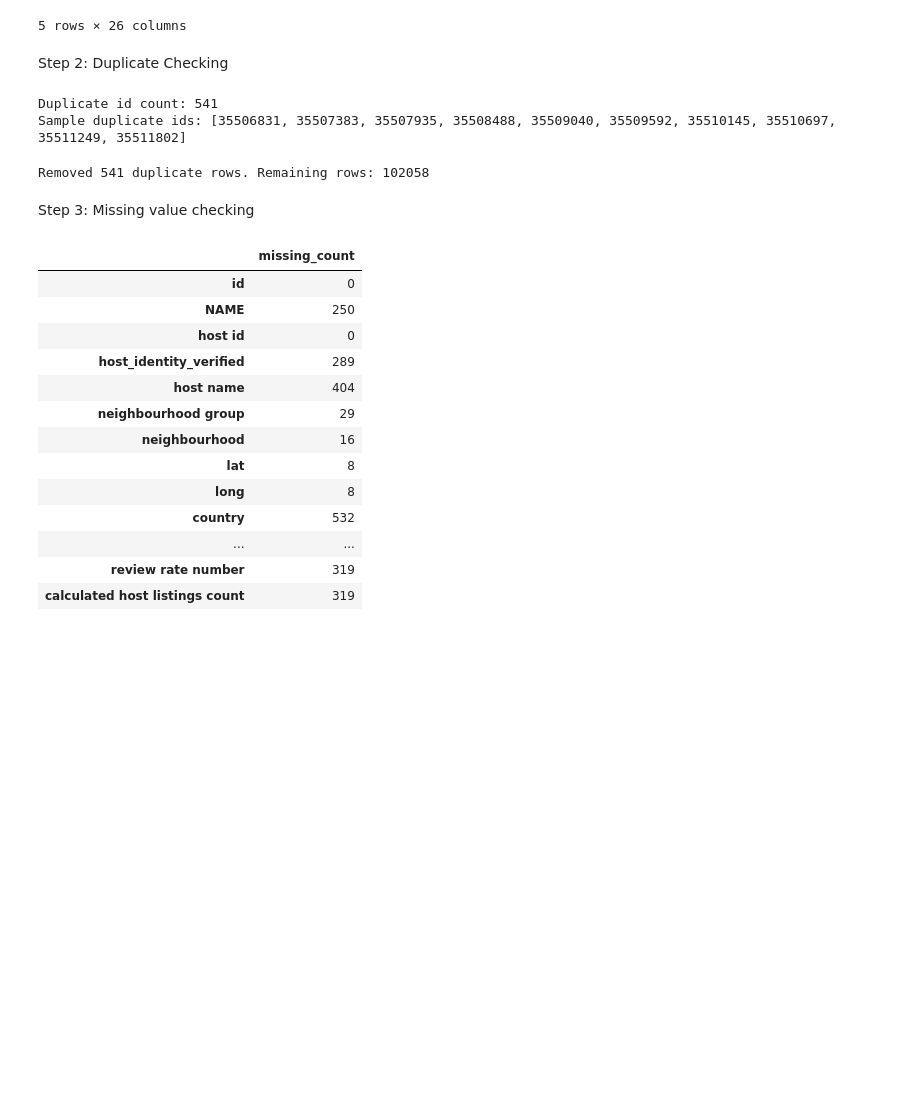
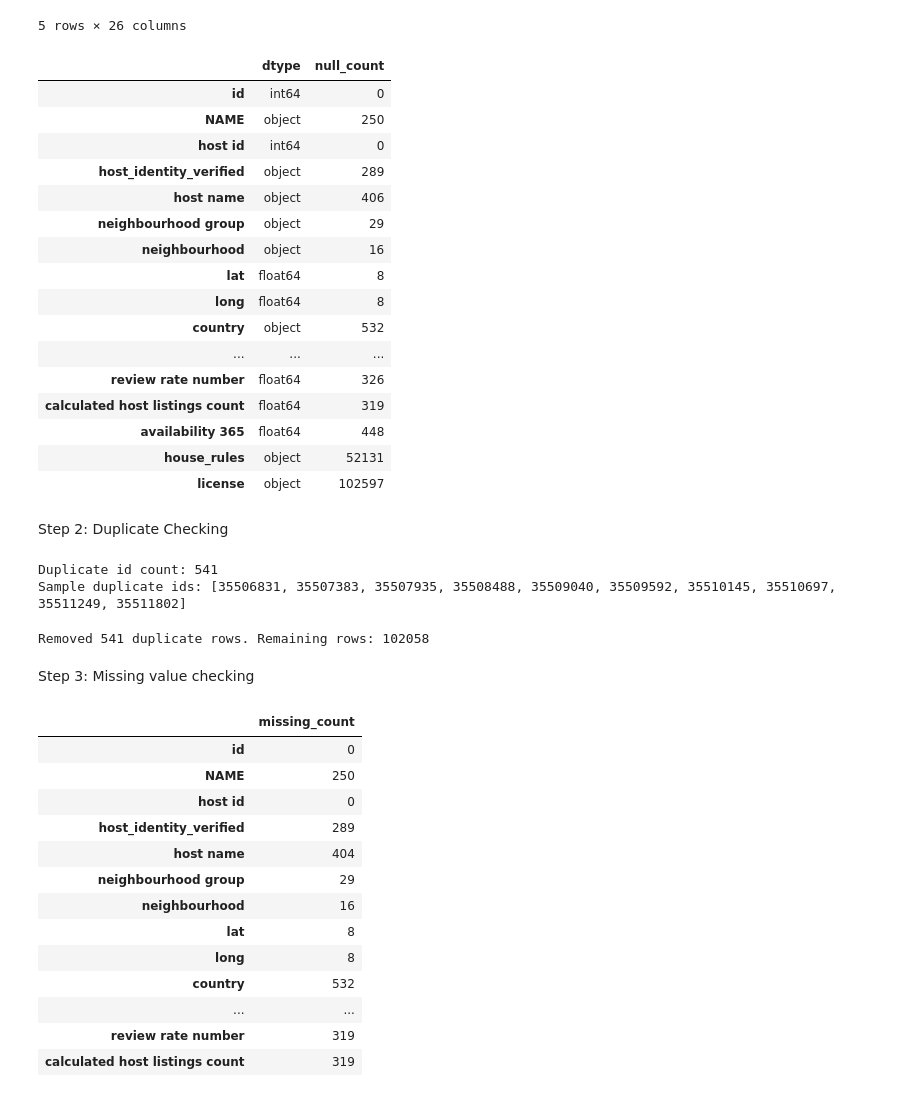
Before and after one commit to x-uaaan/T2530-Airbnb-Open-Data, a Jupyter notebook: data cleaning.ipynb, the cells around one changed output. Cells and saved outputs as stored; diff of their text form; code cells hidden in the pictures; blank space fills up the shorter version.

Commit message:
Update Airbnb dataset and enhance data cleaning notebook. Removed 947 rows from the dataset and added new code cells for data type analysis and handling mixed types in the cleaning process.

```diff
--- a/data cleaning.ipynb
+++ b/data cleaning.ipynb
@@ -18,6 +18,31 @@ df.head()
 | 3 | 1002755 | NaN | 85098326012 | unconfirmed | Garry | Brooklyn | Clinton Hill | ... |
 | 4 | 1003689 | Entire Apt: Spacious Studio/Loft ... | 92037596077 | verified | Lyndon | Manhattan | East Harlem | ... |
 5 rows × 26 columns
+# %%
+attr_summary_step1 = pd.DataFrame({
+    "dtype": df.dtypes.astype(str),
+    "null_count": df.isna().sum(),
+})
+
+attr_summary_step1
+# %% [output]
+|  | dtype | null_count |
+| id | int64 | 0 |
+| NAME | object | 250 |
+| host id | int64 | 0 |
+| host_identity_verified | object | 289 |
+| host name | object | 406 |
+| neighbourhood group | object | 29 |
+| neighbourhood | object | 16 |
+| lat | float64 | 8 |
+| long | float64 | 8 |
+| country | object | 532 |
+| ... | ... | ... |
+| review rate number | float64 | 326 |
+| calculated host listings count | float64 | 319 |
+| availability 365 | float64 | 448 |
+| house_rules | object | 52131 |
+| license | object | 102597 |
 # %% [markdown]
 Step 2: Duplicate Checking
 # %%
```
Also changed, not shown: parts of 2 cells of this notebook, 2 other files.
